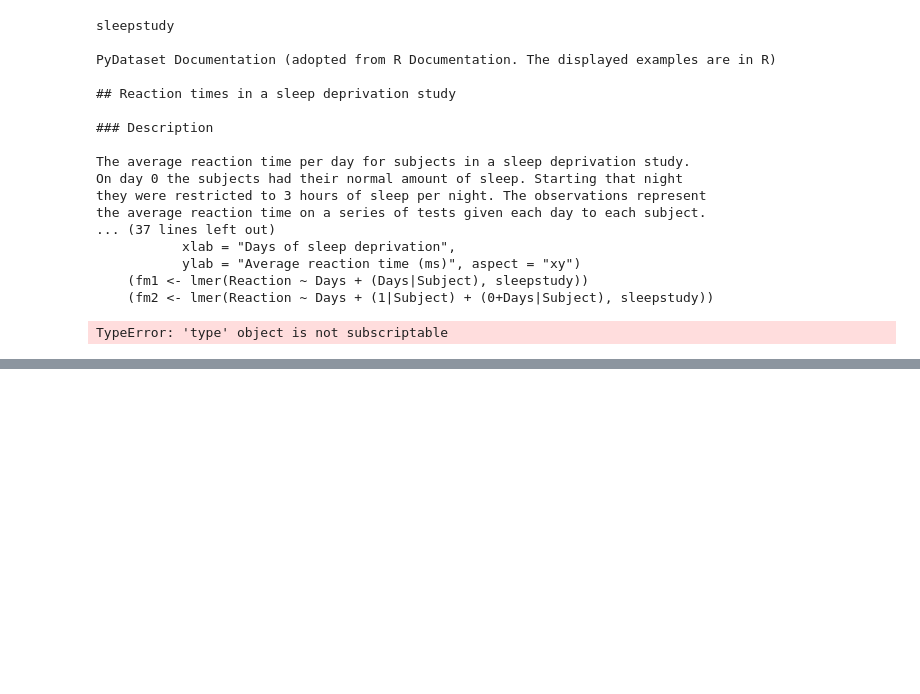
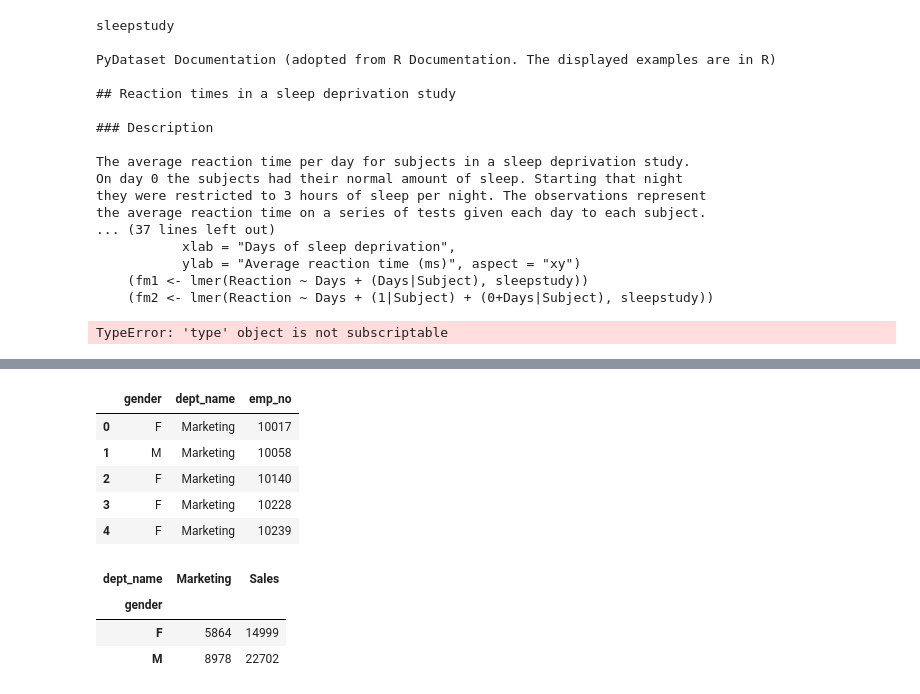
Before and after one commit to codyclonts/statistics-exercises, a Jupyter notebook: hypothesis_testing.ipynb, the cells around one changed output, grey strips where cells are left out. Cells and saved outputs as stored; diff of their text form; code cells hidden in the pictures; blank space fills up the shorter version.

```diff
--- a/hypothesis_testing.ipynb
+++ b/hypothesis_testing.ipynb
@@ -193,0 +322,28 @@ TypeError: 'type' object is not subscriptable
+# %%
+url = get_db_url("employees")
+sql = """
+SELECT gender, dept_name, emp_no
+FROM employees
+JOIN dept_emp USING (emp_no)
+JOIN departments USING (dept_no)
+WHERE to_date > now()
+    AND dept_name IN ('Marketing' , 'Sales')
+"""
+
+df = pd.read_sql(sql,url)
+df.head()
+# %% [output]
+|  | gender | dept_name | emp_no |
+| 0 | F | Marketing | 10017 |
+| 1 | M | Marketing | 10058 |
+| 2 | F | Marketing | 10140 |
+| 3 | F | Marketing | 10228 |
+| 4 | F | Marketing | 10239 |
+# %%
+observed = pd.crosstab(df.gender, df.dept_name)
+observed
+# %% [output]
+| dept_name | Marketing | Sales |
+| gender |  |  |
+| F | 5864 | 14999 |
+| M | 8978 | 22702 |
```
Also changed, not shown: parts of 34 cells of this notebook.
